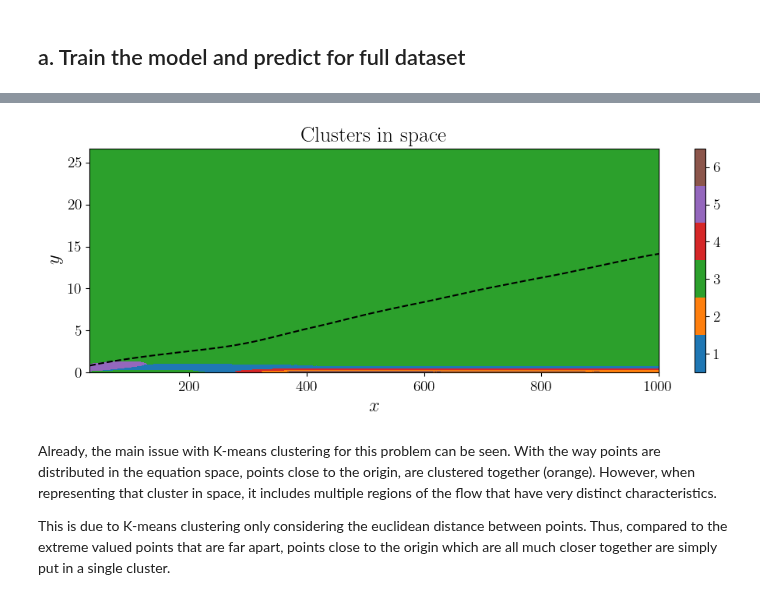
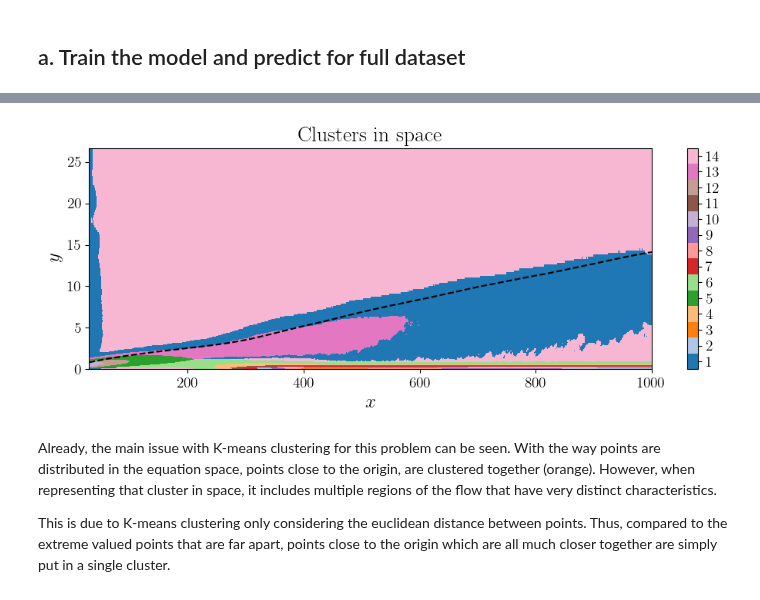
Before and after one commit to tbreitburd/Learning-Dominant-Physical-Processes-using-Unsupervised-Learning-Techniques-, a Jupyter notebook: Notebooks/K_Means_BL.ipynb, the cells around one changed output, grey strips where cells are left out. Drawn from its saved outputs; the diff is of its cells as text; code cells hidden in the pictures.

```diff
--- a/Notebooks/K_Means_BL.ipynb
+++ b/Notebooks/K_Means_BL.ipynb
@@ -112,7 +112,7 @@ Again, a standard K-Means algorithm is used here, with setting the number of clu
 # Train K-means model
 
 # Fit K-Means model
-nc = 6  # Number of clusters
+nc = 14  # Number of clusters
 seed = 75016
 model = KMeans(n_clusters=nc, n_init=10, random_state=seed)
 
@@ -151,14 +151,14 @@ pf.plot_clustering_2d_eq_space(
 # %%
 # Assign points in space to each cluster
 cluster_idx = clustering
 clustermap = np.reshape(cluster_idx, [ny, nx], order="F")
 
 # Visualize the clustering in space
 pf.plot_clustering_space(
-    clustermap, x, y, X, Y, nx, ny, nc, u_bar, U_inf, "BL/KMeans_Clustering_Space.png"
+    clustermap, x, y, X, Y, nx, ny, nc, u_bar, U_inf, f"BL/KMeans_Clustering_Space_{nc}"
 )
 # %% [output]
-[figure, old version]
+[figure, new version]
 # %% [markdown]
 Already, the main issue with K-means clustering for this problem can be seen. With the way points are distributed in the equation space, points close to the origin, are clustered together (orange). However, when representing that cluster in space, it includes multiple regions of the flow that have very distinct characteristics.
 
```
Also changed, not shown: parts of 13 cells of this notebook, 1 other file.
